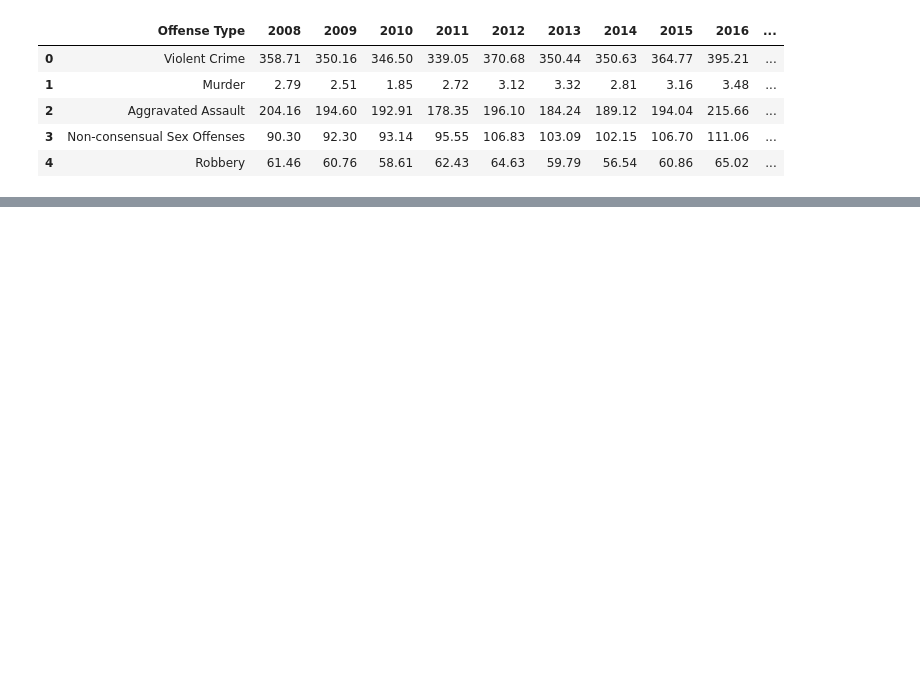
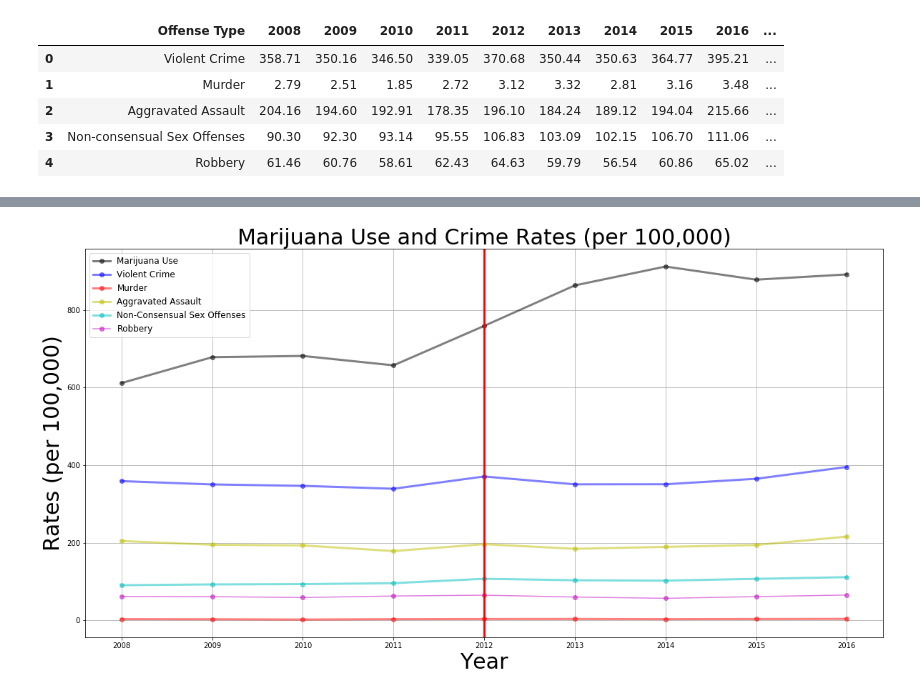
Before and after one commit to zdsteele/Project_1, a Jupyter notebook: Firestone/Violent Crimes.ipynb, the cells around one changed output, grey strips where cells are left out. Cells and saved outputs as stored; diff of their text form; code cells hidden in the pictures; blank space fills up the shorter version.

```diff
--- a/Firestone/Violent Crimes.ipynb
+++ b/Firestone/Violent Crimes.ipynb
@@ -232,0 +222,3 @@ KeyError: "['Statistics'] not in index"
+# %%
+marijuanaByYear=marijuanaByYear.rename(columns={'year_pair':'Year','estimate':'Estimate'})
+marijuanaByYear
@@ -251,0 +248,3 @@ ValueError: x and y must be the same size
+# %%
+crimeperrate=crimeperrate.T
+crimeperrate
@@ -251,0 +264,3 @@ ValueError: x and y must be the same size
+# %%
+crimeperrate=crimeperrate.reset_index()
+crimeperrate
@@ -251,0 +280,6 @@ ValueError: x and y must be the same size
+# %%
+crimeperrate=crimeperrate.rename(columns={'index':'Year',0:'Violent Crime',1:'Murder',
+                                         2:'Aggravated Assault',3:'Non-Consensual Sex Offenses',4:'Robbery'})
+crimeperrate=crimeperrate.drop([0,10])
+#crimeperrate=crimeperrate.drop(crimeperrate.index[10])
+crimeperrate
@@ -251,0 +310,23 @@ ValueError: x and y must be the same size
+# %%
+plt.rcParams["figure.figsize"] = [20,10]
+
+plt.plot(marijuanaByYear['Year'],marijuanaByYear['Estimate'],'ko-',linewidth='3',alpha=.5,label='Marijuana Use')
+plt.plot(crimeperrate['Year'],crimeperrate['Violent Crime'],'bo-',linewidth='3',alpha=.5,label='Violent Crime')
+plt.plot(crimeperrate['Year'],crimeperrate['Murder'],'ro-',linewidth='3',alpha=.5,label='Murder')
+plt.plot(crimeperrate['Year'],crimeperrate['Aggravated Assault'],'yo-',linewidth='3',alpha=.5,
+         label='Aggravated Assault')
+plt.plot(crimeperrate['Year'],crimeperrate['Non-Consensual Sex Offenses'],'co-',linewidth='3',alpha=.5,
+         label='Non-Consensual Sex Offenses')
+plt.plot(crimeperrate['Year'],crimeperrate['Robbery'],'mo-',alpha=.5,label='Robbery')
+
+plt.axvline(x='2012',linewidth='3',color='r')
+
+plt.title('Marijuana Use and Crime Rates (per 100,000)',fontsize='30')
+plt.xlabel('Year',fontsize='30')
+plt.ylabel('Rates (per 100,000)',fontsize='30')
+plt.legend(fontsize="large", loc="best")
+
+plt.grid()
+plt.show()
+# %% [output]
+[figure, added]
```
Also changed, not shown: parts of 16 cells of this notebook, 1 other file.
